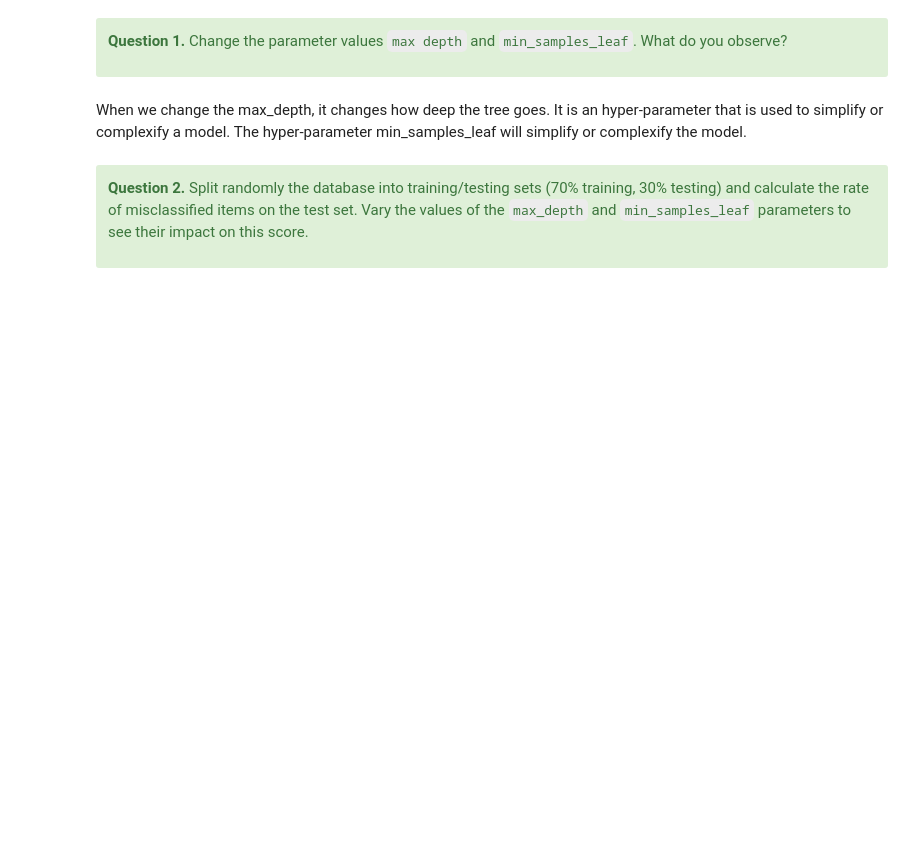
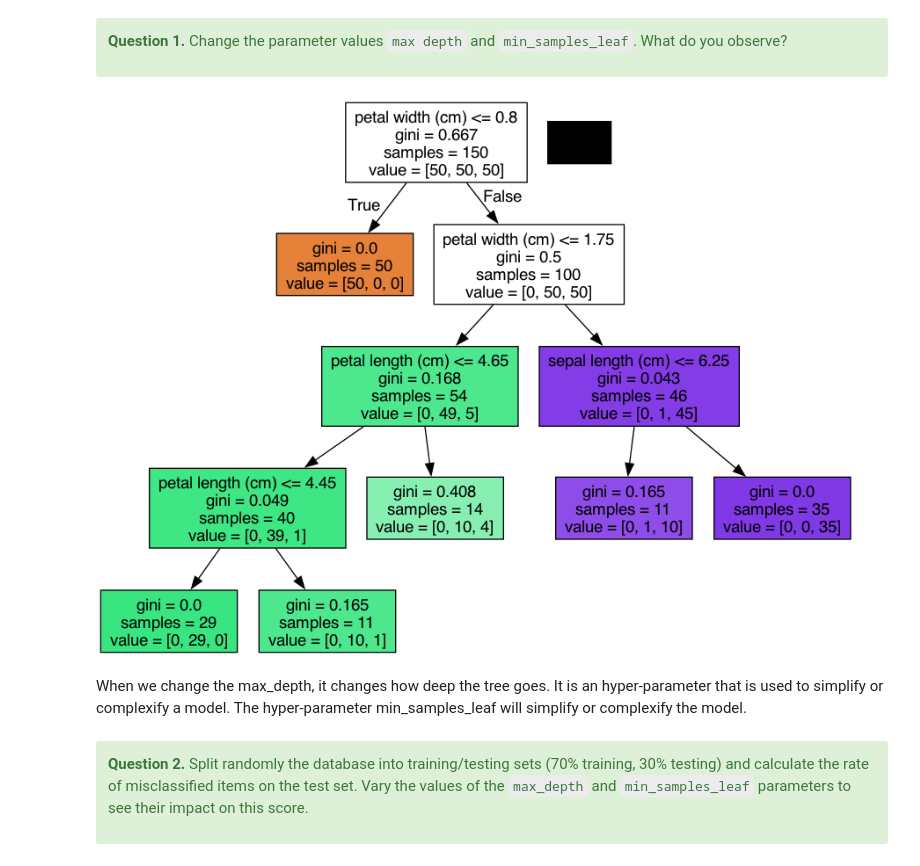
Before and after one commit to Behachee/Ensemble-Learning-Exercices, a Jupyter notebook: Lab1and2_student.ipynb, the cells around one changed output. Drawn from its saved outputs; the diff is of its cells as text; code cells hidden in the pictures; blank space fills up the shorter version.

```diff
--- a/Lab1and2_student.ipynb
+++ b/Lab1and2_student.ipynb
@@ -189,6 +224,13 @@ iris.data[:10,]
 **Question 1.** Change the parameter values `max depth` and `min_samples_leaf`. What do you observe?
 
 </div>
+# %%
+clf = tree.DecisionTreeClassifier(max_depth=10, min_samples_leaf=10)
+clf = clf.fit(iris.data, iris.target)
+# Display the tree
+create_tree_graph_png(clf, feature_names= iris.feature_names)
+# %% [output]
+[figure, added]
 # %% [markdown]
 When we change the max_depth, it changes how deep the tree goes. It is an hyper-parameter that is used to simplify or complexify a model. The hyper-parameter min_samples_leaf will simplify or complexify the model.
 # %% [markdown]
```
Also changed, not shown: parts of 24 cells of this notebook, 2 other files.
